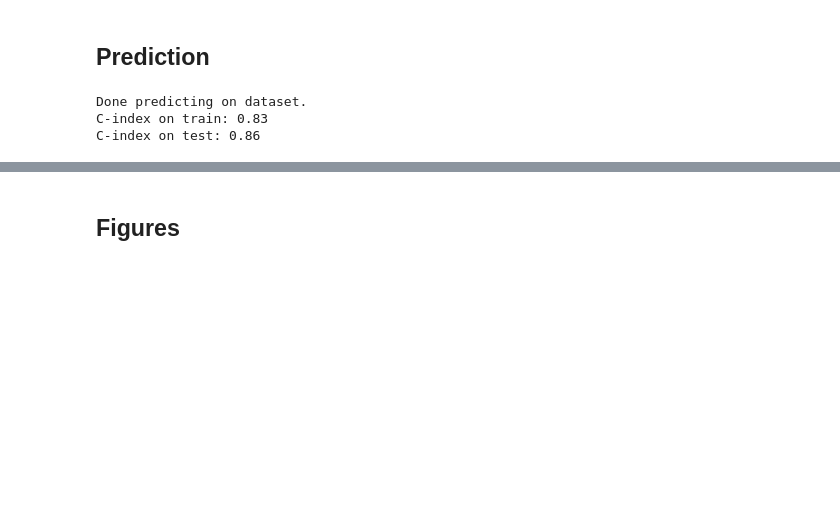
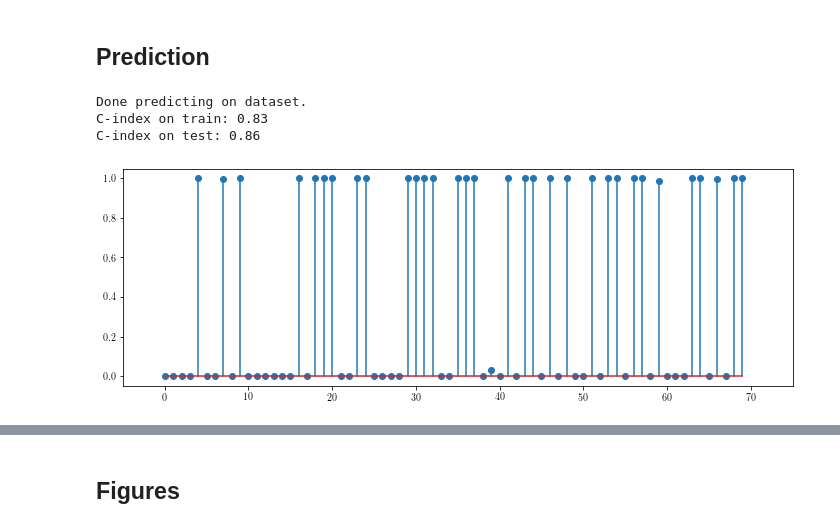
Before and after one commit to Califrais/flash, a Jupyter notebook: experiments/expe_sim.ipynb, the cells around one changed output, grey strips where cells are left out. Saved outputs shown, nothing was run; the diff lists cells and outputs as text; code cells hidden in the pictures; blank space fills up the shorter version.

```diff
--- a/experiments/expe_sim.ipynb
+++ b/experiments/expe_sim.ipynb
@@ -438,3 +438,11 @@ print("C-index on test: %.2f" % c_index_test)
 Done predicting on dataset.
 C-index on train: 0.83
 C-index on test: 0.86
+# %%
+fig = plt.figure(figsize=(12, 4))
+ax = fig.add_subplot(111)
+ax.stem(np.arange(len(marker_train)).tolist(), marker_train)
+ax.set_xlim([-5, len(marker_train) + 5])
+plt.show()
+# %% [output]
+[figure, added]
```
Also changed, not shown: parts of 7 cells of this notebook, 2 other files.
